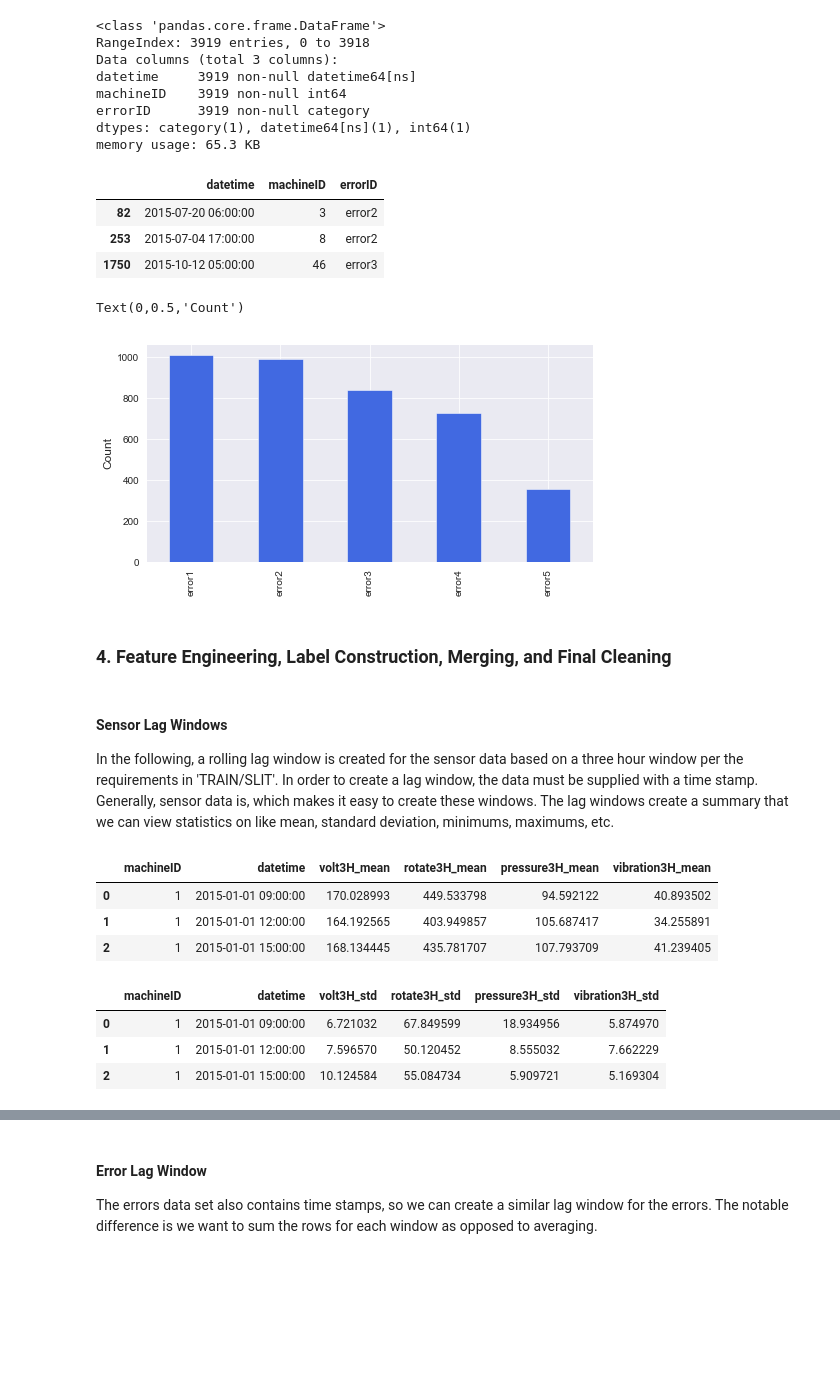
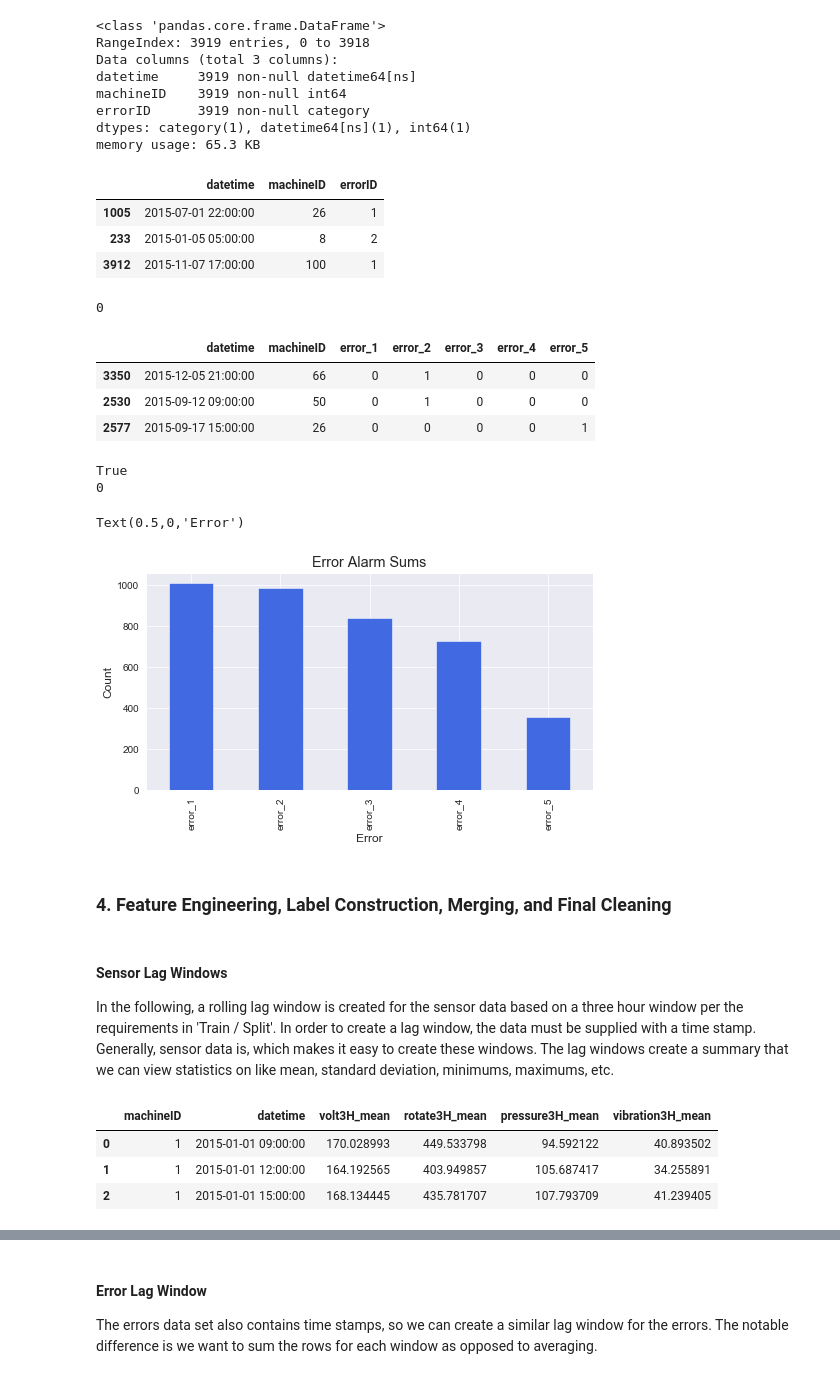
Before and after one commit to 55thSwiss/Kaggle, a Jupyter notebook: MPred/MPred_v3.ipynb, the cells around one changed output, grey strips where cells are left out. Cells and saved outputs as stored; diff of their text form; code cells hidden in the pictures; blank space fills up the shorter version.

```diff
--- a/MPred/MPred_v3.ipynb
+++ b/MPred/MPred_v3.ipynb
@@ -467,24 +502,56 @@ machineID    3919 non-null int64
 errorID      3919 non-null category
 dtypes: category(1), datetime64[ns](1), int64(1)
 memory usage: 65.3 KB
+# %%
+# remove the begnning characters from 'errorID' column
+errorData['errorID'] = errorData['errorID'].str[5:]
 # %%
 errorData.sample(3)
 # %% [output]
 |  | datetime | machineID | errorID |
-| 82 | 2015-07-20 06:00:00 | 3 | error2 |
-| 253 | 2015-07-04 17:00:00 | 8 | error2 |
-| 1750 | 2015-10-12 05:00:00 | 46 | error3 |
+| 1005 | 2015-07-01 22:00:00 | 26 | 1 |
+| 233 | 2015-01-05 05:00:00 | 8 | 2 |
+| 3912 | 2015-11-07 17:00:00 | 100 | 1 |
+# %%
+# check for duplicated rows by 'datetime', 'machineID', and 'errorID'
+errorData.duplicated(['datetime', 'machineID', 'errorID']).sum()
+# %% [output]
+0
+# %%
+# create new columns with a binary identifier for machine errors to assess if more than one
+    # error was generated on the same machine at the same time
+errorData = pd.concat([errorData, pd.get_dummies(errorData.errorID)], 1).groupby(['datetime','machineID']).sum().reset_index()
+# %%
+# rename the columns
+errorData.columns = ['datetime', 'machineID', 'error_1', 'error_2', 'error_3', 'error_4', 'error_5']
+# their are five different error alarms that could be generated, not to be confused with the four possible component failures
+errorData.sample(3)
+# %% [output]
+|  | datetime | machineID | error_1 | error_2 | error_3 | error_4 | error_5 |
+| 3350 | 2015-12-05 21:00:00 | 66 | 0 | 1 | 0 | 0 | 0 |
+| 2530 | 2015-09-12 09:00:00 | 50 | 0 | 1 | 0 | 0 | 0 |
+| 2577 | 2015-09-17 15:00:00 | 26 | 0 | 0 | 0 | 0 | 1 |
+# %%
+# check that the concatenation worked and get_dummies columns has multiple entries for different errors
+    # under the same 'datetime' and 'machineID'
+print(((errorData['error_1'] == 1) & (errorData['error_2'] == 1)).any())
+# check for duplicates in 'datetime' and 'machineID', there should be none
+print(errorData.duplicated(['datetime', 'machineID']).sum())
+# %% [output]
+True
+0
 # %%
 sns.set_style("darkgrid")
 plt.figure(figsize=(8, 4))
-errorData['errorID'].value_counts().plot(kind='bar', color = 'royalblue')
+errorData.sum().reindex(index = ['error_1', 'error_2', 'error_3', 'error_4', 'error_5'], axis = 1).plot(kind = 'bar', color = 'royalblue').set_title('Error Alarm Sums')
 plt.ylabel('Count')
+plt.xlabel('Error')
 # %% [output]
-Text(0,0.5,'Count')
+Text(0.5,0,'Error')
-[figure, old version]
+[figure, new version]
 # %% [markdown]
 ### 4. Feature Engineering, Label Construction, Merging, and Final Cleaning
 # %% [markdown]
 #### Sensor Lag Windows
-In the following, a rolling lag window is created for the sensor data based on a three hour window per the requirements in 'TRAIN/SLIT'. In order to create a lag window, the data must be supplied with a time stamp. Generally, sensor data is, which makes it easy to create these windows. The lag windows create a summary that we can view statistics on like mean, standard deviation, minimums, maximums, etc.
+In the following, a rolling lag window is created for the sensor data based on a three hour window per the requirements in 'Train / Split'. In order to create a lag window, the data must be supplied with a time stamp. Generally, sensor data is, which makes it easy to create these windows. The lag windows create a summary that we can view statistics on like mean, standard deviation, minimums, maximums, etc.
 # %%
@@ -509,15 +593,9 @@ sensorData3H_std.columns = [n + '3H_std' for n in features]
 sensorData3H_std.reset_index(inplace = True)
-# %%
-sensorData3H_mean.head(3)
-# %% [output]
-|  | machineID | datetime | volt3H_mean | rotate3H_mean | pressure3H_mean | vibration3H_mean |
-| 0 | 1 | 2015-01-01 09:00:00 | 170.028993 | 449.533798 | 94.592122 | 40.893502 |
-| 1 | 1 | 2015-01-01 12:00:00 | 164.192565 | 403.949857 | 105.687417 | 34.255891 |
-| 2 | 1 | 2015-01-01 15:00:00 | 168.134445 | 435.781707 | 107.793709 | 41.239405 |
-# %%
-sensorData3H_std.head(3)
-# %% [output]
-|  | machineID | datetime | volt3H_std | rotate3H_std | pressure3H_std | vibration3H_std |
-| 0 | 1 | 2015-01-01 09:00:00 | 6.721032 | 67.849599 | 18.934956 | 5.874970 |
-| 1 | 1 | 2015-01-01 12:00:00 | 7.596570 | 50.120452 | 8.555032 | 7.662229 |
-| 2 | 1 | 2015-01-01 15:00:00 | 10.124584 | 55.084734 | 5.909721 | 5.169304 |
+# %%
+# check for three hour increments
+sensorData3H_mean.head(3)
+# %% [output]
+|  | machineID | datetime | volt3H_mean | rotate3H_mean | pressure3H_mean | vibration3H_mean |
+| 0 | 1 | 2015-01-01 09:00:00 | 170.028993 | 449.533798 | 94.592122 | 40.893502 |
+| 1 | 1 | 2015-01-01 12:00:00 | 164.192565 | 403.949857 | 105.687417 | 34.255891 |
+| 2 | 1 | 2015-01-01 15:00:00 | 168.134445 | 435.781707 | 107.793709 | 41.239405 |
```
Also changed, not shown: parts of 28 cells of this notebook.
